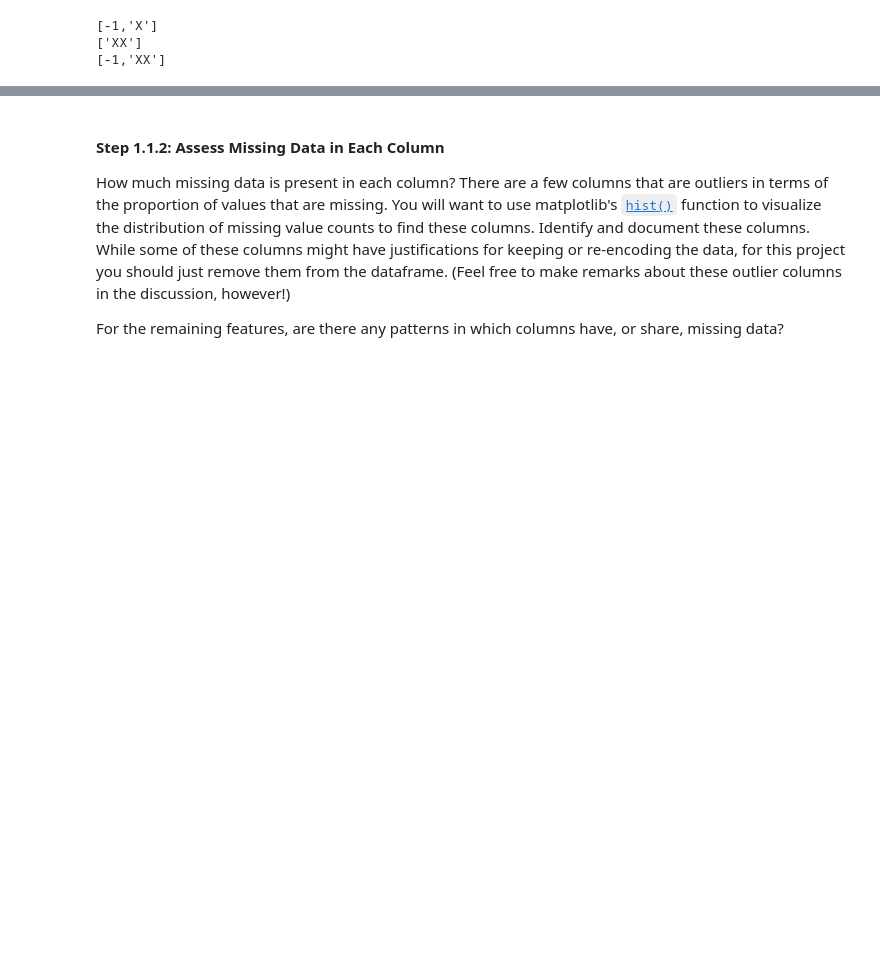
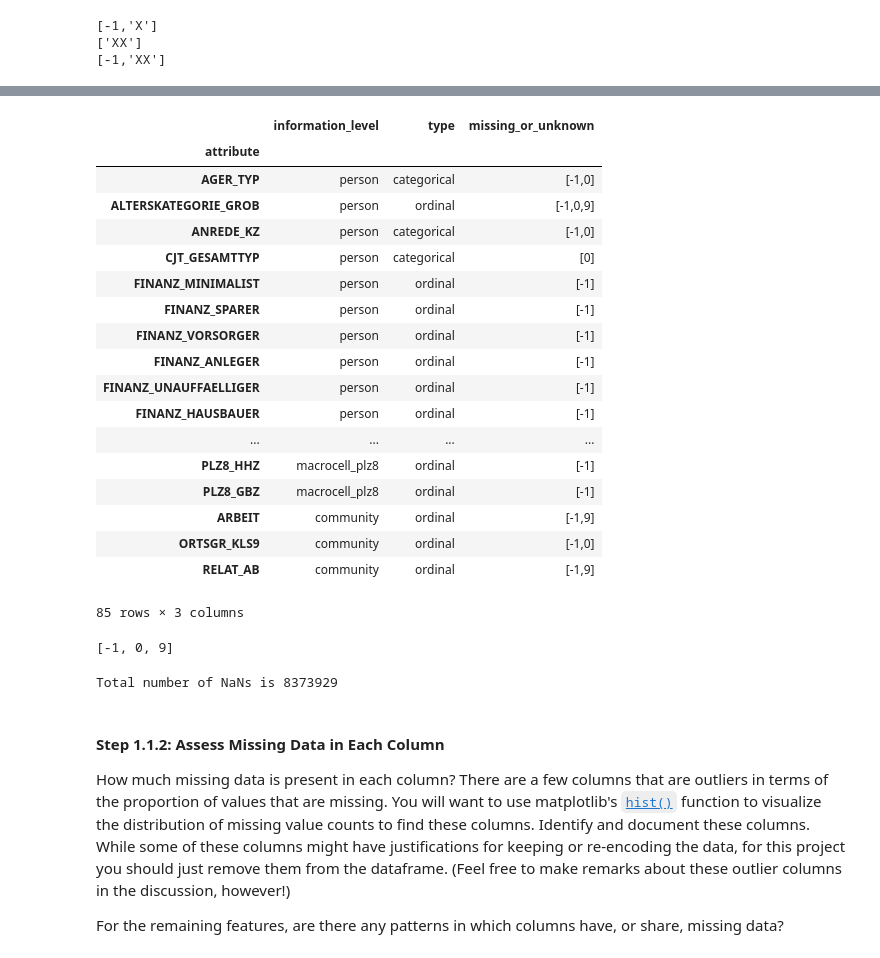
Before and after one commit to cemtekesin/Identify_Customer_Segments, a Jupyter notebook: Identify_Customer_Segments.ipynb, the cells around one changed output, grey strips where cells are left out. Drawn from its saved outputs; the diff is of its cells as text; code cells hidden in the pictures; blank space fills up the shorter version.

```diff
--- a/Identify_Customer_Segments.ipynb
+++ b/Identify_Customer_Segments.ipynb
@@ -186,0 +159,26 @@ memory usage: 578.0+ MB
+# %%
+feat_info_clean = feat_info.copy()
+# %%
+feat_info_clean = feat_info_clean.set_index('attribute')
+# %%
+feat_info_clean
+# %% [output]
+|  | information_level | type | missing_or_unknown |
+| attribute |  |  |  |
+| AGER_TYP | person | categorical | [-1,0] |
+| ALTERSKATEGORIE_GROB | person | ordinal | [-1,0,9] |
+| ANREDE_KZ | person | categorical | [-1,0] |
+| CJT_GESAMTTYP | person | categorical | [0] |
+| FINANZ_MINIMALIST | person | ordinal | [-1] |
+| FINANZ_SPARER | person | ordinal | [-1] |
+| FINANZ_VORSORGER | person | ordinal | [-1] |
+| FINANZ_ANLEGER | person | ordinal | [-1] |
+| FINANZ_UNAUFFAELLIGER | person | ordinal | [-1] |
+| FINANZ_HAUSBAUER | person | ordinal | [-1] |
+| ... | ... | ... | ... |
+| PLZ8_HHZ | macrocell_plz8 | ordinal | [-1] |
+| PLZ8_GBZ | macrocell_plz8 | ordinal | [-1] |
+| ARBEIT | community | ordinal | [-1,9] |
+| ORTSGR_KLS9 | community | ordinal | [-1,0] |
+| RELAT_AB | community | ordinal | [-1,9] |
+85 rows × 3 columns
@@ -186,0 +190,5 @@ memory usage: 578.0+ MB
+# %%
+#Check list output
+feat_info_cleaner[1]
+# %% [output]
+[-1, 0, 9]
@@ -186,0 +200,5 @@ memory usage: 578.0+ MB
+# %%
+#Help page indicates there are 8,373,929 NaNs, check that is it is true
+print('Total number of NaNs is {}'.format(azdias_clean.isna().sum().sum()))
+# %% [output]
+Total number of NaNs is 8373929
```
Also changed, not shown: parts of 11 cells of this notebook.
